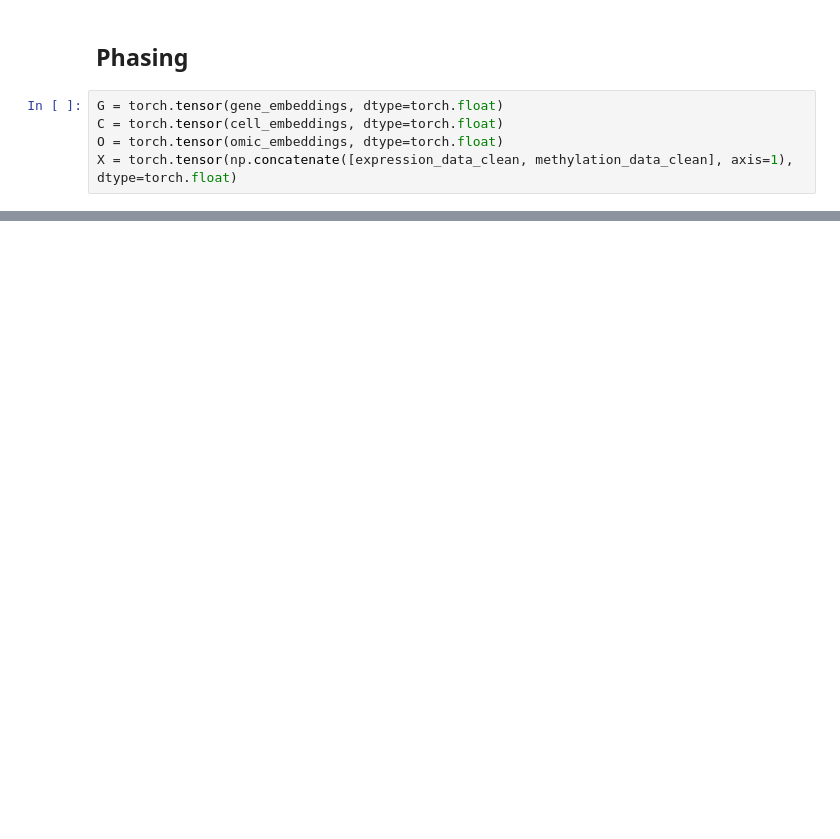
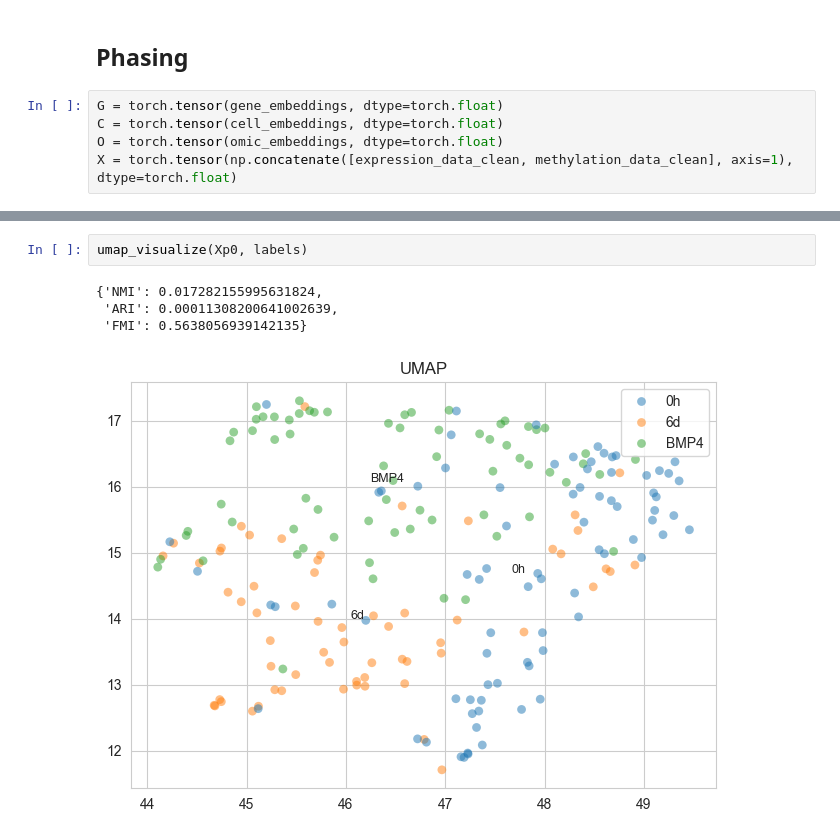
Before and after one commit to congfeng4/SCOIT, a Jupyter notebook: hgnn_PEA_STA.ipynb, the cells around one changed output, grey strips where cells are left out. Drawn from its saved outputs; the diff is of its cells as text; blank space fills up the shorter version.

```diff
--- a/hgnn_PEA_STA.ipynb
+++ b/hgnn_PEA_STA.ipynb
@@ -233,0 +288,7 @@ plt.title('Regularization Loss vs Epoch')
+# %%
+umap_visualize(Xp0, labels)
+# %% [output]
+{'NMI': 0.017282155995631824,
+ 'ARI': 0.00011308200641002639,
+ 'FMI': 0.5638056939142135}
+[figure, added]
```
Also changed, not shown: parts of 15 cells of this notebook, 2 other files.
